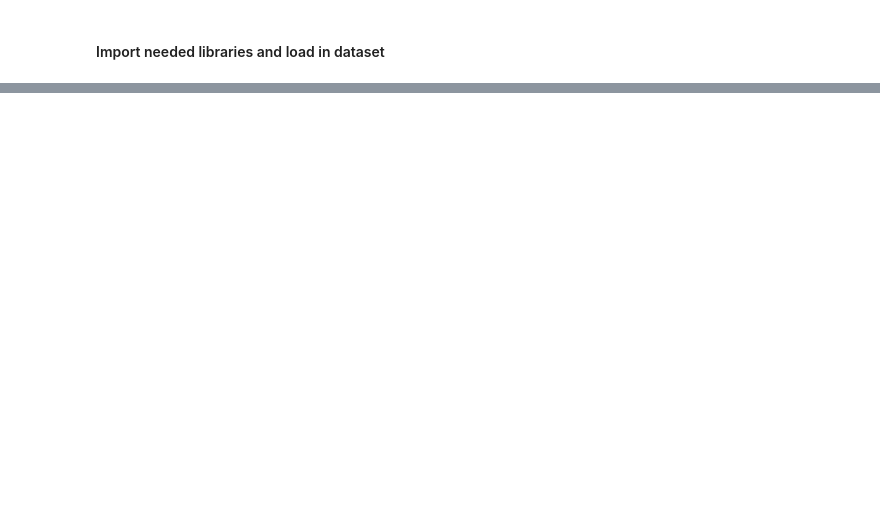
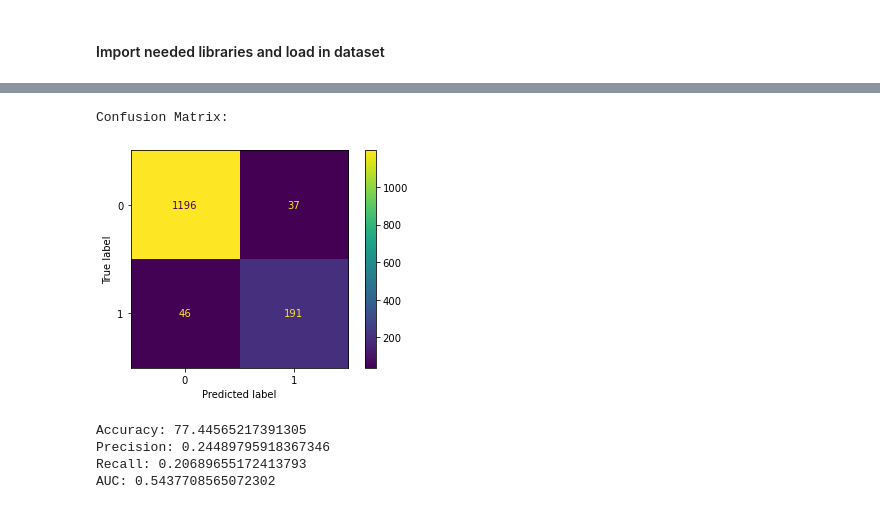
Before and after one commit to mehince/phase2-capstone, a Jupyter notebook: Code/Predicting Employee Attrition Using Decision Trees and Random Forests.ipynb, the cells around one changed output, grey strips where cells are left out. Drawn from its saved outputs; the diff is of its cells as text; code cells hidden in the pictures; blank space fills up the shorter version.

```diff
--- a/Code/Predicting Employee Attrition Using Decision Trees and Random Forests.ipynb
+++ b/Code/Predicting Employee Attrition Using Decision Trees and Random Forests.ipynb
@@ -57,0 +391,7 @@ df.shape
+# %%
+# splitting target and feature variables into separate dataframes
+y = df['AttritionEncoded']
+X = df.drop(columns=['AttritionEncoded'], axis=1)
+
+# leaving default of test_size = .25, train_size = .75
+X_train, X_test, y_train, y_test = train_test_split(X, y, random_state=seed)
@@ -57,0 +418,44 @@ df.shape
+# %%
+# training classifier object
+attrition_classifier_1 = DecisionTreeClassifier(criterion = 'entropy', random_state = seed)
+attrition_classifier_1.fit(X_train, y_train)
+
+# make first predicitons
+y_pred = attrition_classifier_1.predict(X_test)
+# %%
+# defining method for easy evaluation of each model
+def evaluate_model(classifier, X, y, y_test, y_pred):
+    # ignoring deprecation warning for plot_confusion_matrix
+    import warnings
+    warnings.simplefilter('ignore')
+
+    # confusion matrix
+    print("Confusion Matrix:")
+    plot_confusion_matrix(classifier, X, y)
+    plt.show()
+
+    # accuracy
+    accuracy = accuracy_score(y_test, y_pred) * 100
+    print("Accuracy:", accuracy)
+
+    # precision
+    precision = precision_score(y_test, y_pred)
+    print("Precision:", precision) # want a value close to 1
+
+    # recall
+    print("Recall:", recall_score(y_test, y_pred))
+
+    # AUC
+    false_pos, true_pos, thresholds = roc_curve(y_test, y_pred)
+    area_under_roc = auc(false_pos, true_pos)
+    print("AUC:", area_under_roc) # .54 is pretty close to just random guessing
+# %%
+# evaluate first iteration of model
+evaluate_model(attrition_classifier_1, X, y, y_test, y_pred)
+# %% [output]
+Confusion Matrix:
+[figure, added]
+Accuracy: 77.44565217391305
+Precision: 0.24489795918367346
+Recall: 0.20689655172413793
+AUC: 0.5437708565072302
```
Also changed, not shown: parts of 49 cells of this notebook, 2 other files.
